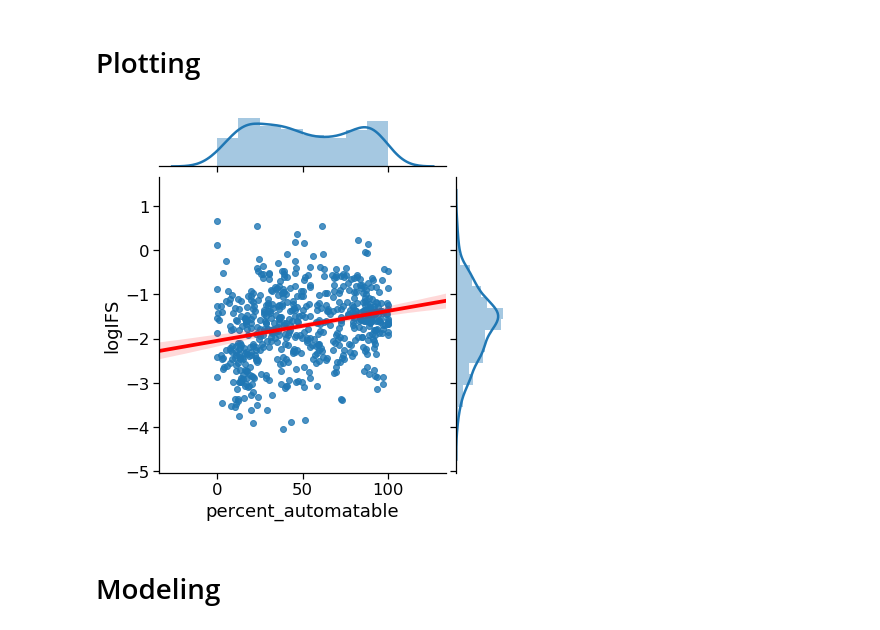
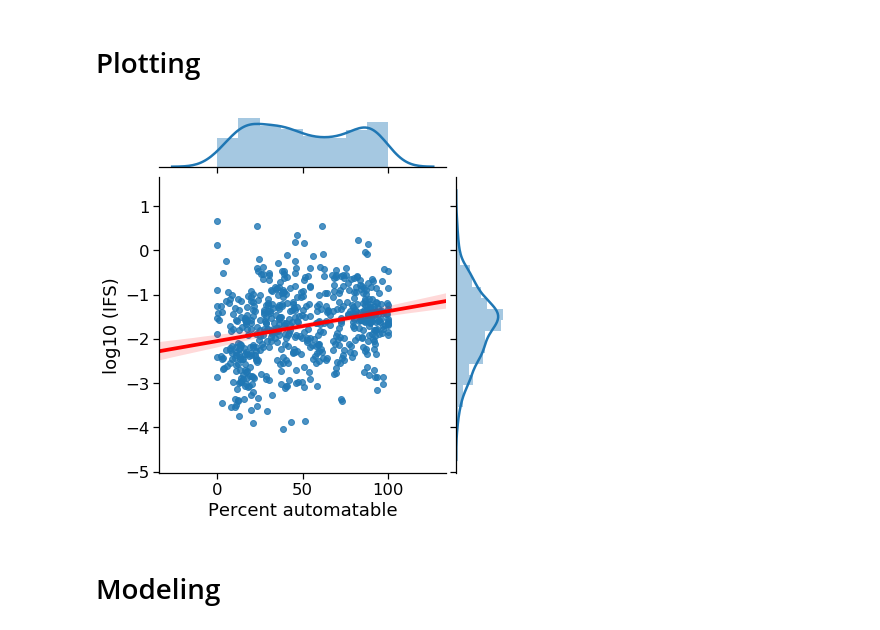
Before and after one commit to jsway1/NHATS, a Jupyter notebook: IFS.ipynb, the cells around one changed output. Cells and saved outputs as stored; diff of their text form; code cells hidden in the pictures.

Commit message:
Updated axis labels

```diff
--- a/IFS.ipynb
+++ b/IFS.ipynb
@@ -28,9 +28,10 @@ np.sum(d['injury_frequency_and_severity'] <= 0)
 # %% [markdown]
 # Plotting
 # %%
-sns.jointplot(x = 'percent_automatable', y = 'logIFS', data = d, kind = 'reg', line_kws={'color':'red'});
+g = sns.jointplot(x = 'percent_automatable', y = 'logIFS', data = d, kind = 'reg', line_kws={'color':'red'});
+g.set_axis_labels('Percent automatable', 'log10 (IFS)');
 # %% [output]
-[figure, old version]
+[figure, new version]
 # %% [markdown]
 # Modeling
 # %%
```
Also changed, not shown: parts of 3 cells of this notebook, 1 other file.
